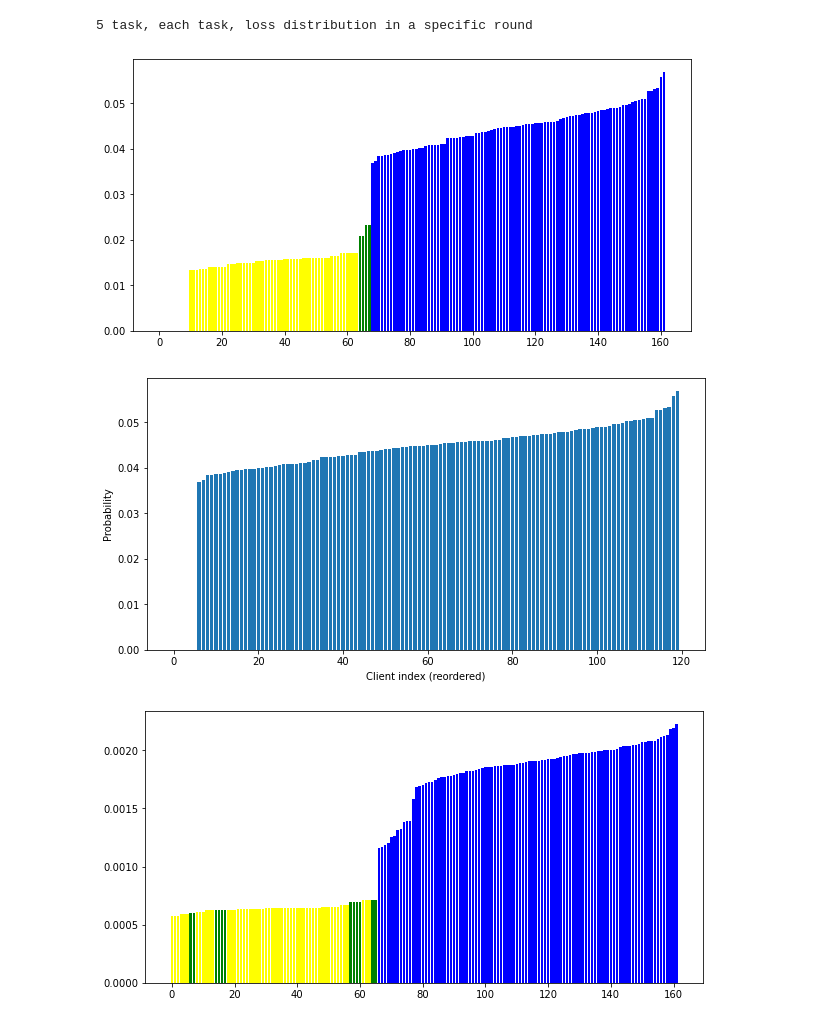
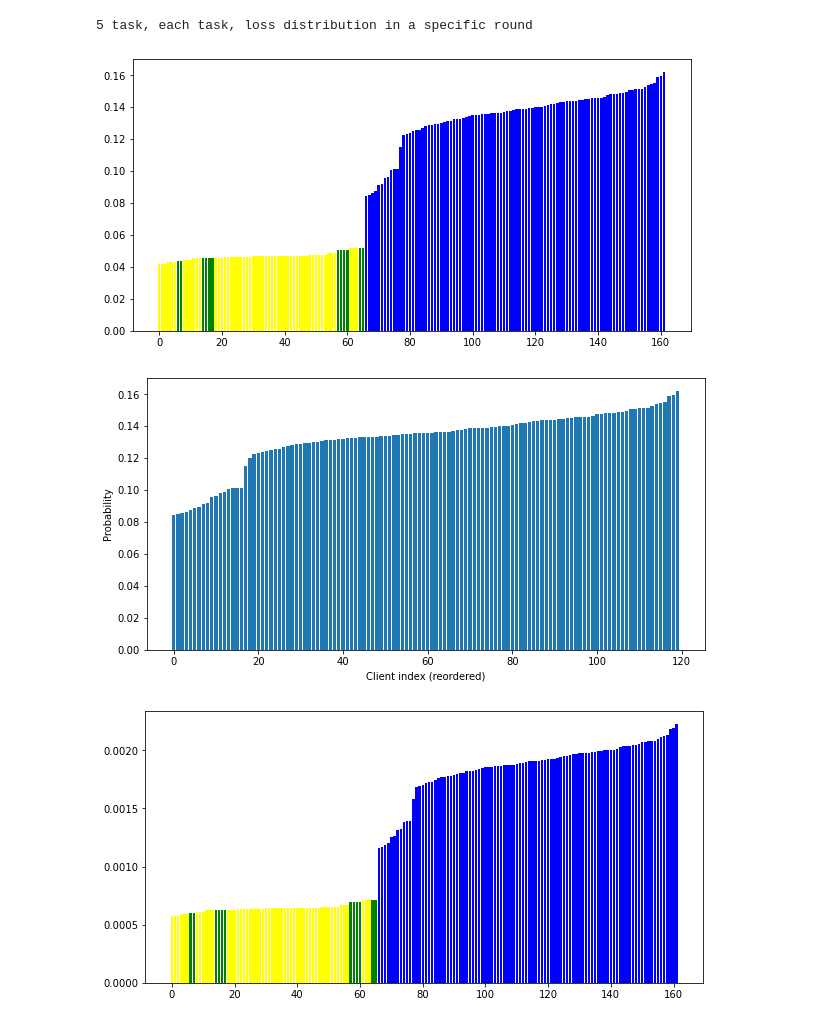
Before and after one commit to haoran-zh/mmfl-Dec, a Jupyter notebook: new_idea.ipynb, the cells around one changed output. Saved outputs shown, nothing was run; the diff lists cells and outputs as text; code cells hidden in the pictures.

```diff
--- a/new_idea.ipynb
+++ b/new_idea.ipynb
@@ -128,35 +132,35 @@ for c_index in range(120):
 # %%
 # plot psi distribution
 with open(folder_name+"/psi_AS.pkl", "rb") as f:
     psi = pickle.load(f)
 psi = np.array(psi[-1])
 # psi = psi.reshape(-1)
-psi_sum = psi[0,:]
+psi_sum = np.sum(psi, axis=0)
 # sort and plot bar
 sorted_index = np.argsort(psi_sum)
 # plot
 # color
 color_list_processor = []
 for p_index in sorted_index:
     index = processor2client[p_index]
     if client_task_ability[index] == 1:
         color_list_processor.append('blue')
     elif client_task_ability[index] == 2:
         color_list_processor.append('green')
     elif client_task_ability[index] == 3:
         color_list_processor.append('yellow')
     elif client_task_ability[index] == 4:
         color_list_processor.append('orange')
     elif client_task_ability[index] == 5:
         color_list_processor.append('red')
 import matplotlib.pyplot as plt
 length = range(len(psi_sum))
 
 plt.figure(figsize=(10, 5))
 plt.bar(length, psi_sum[sorted_index], color=color_list_processor)
 plt.show()
 # %% [output]
-[figure, old version]
+[figure, new version]
 # %%
 p_client = np.zeros(120)
 p_N = psi_sum.shape[0]
@@ -189,7 +193,7 @@ plt.ylabel("Probability")
 plt.xlabel("Client index (reordered)")
 plt.show()
 # %% [output]
-[figure, old version]
+[figure, new version]
 # %%
 import numpy as np
 # read gradient_AS.pkl
```
Also changed, not shown: parts of 14 cells of this notebook, 14 other files.
